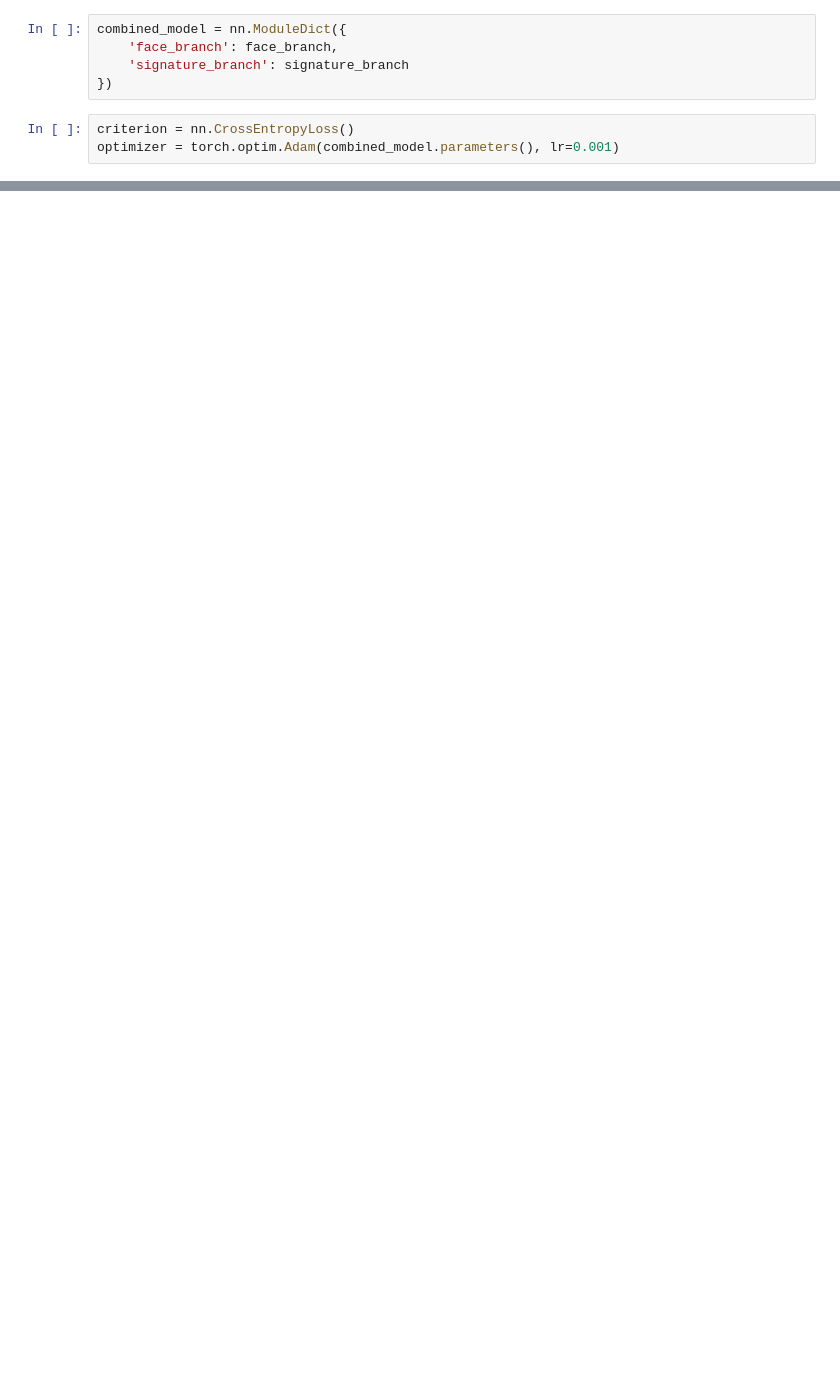
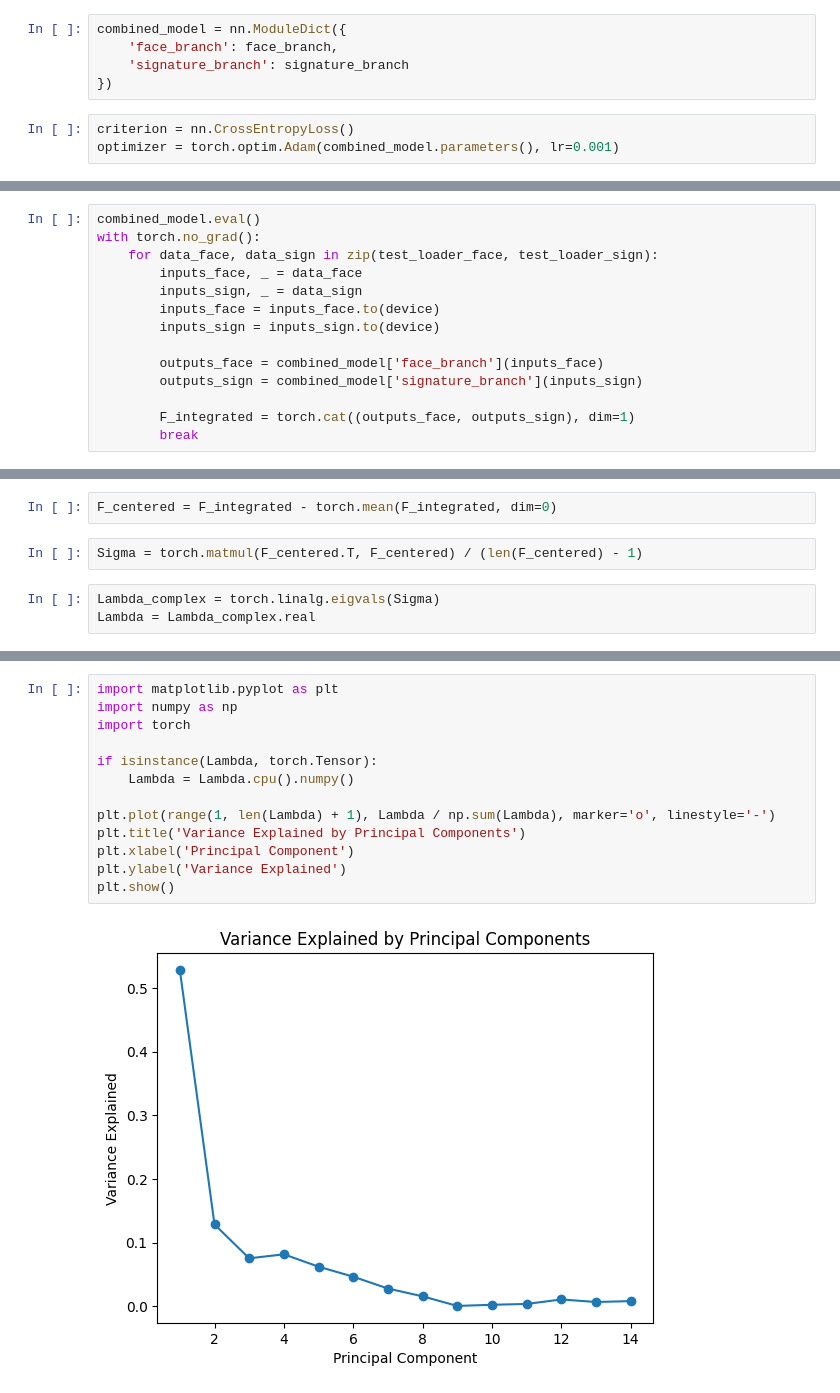
Before and after one commit to dr1810/MultimodalAI, a Jupyter notebook: MultiModalEncryption.ipynb, the cells around one changed output, grey strips where cells are left out. Cells and saved outputs as stored; diff of their text form; blank space fills up the shorter version.

```diff
--- a/MultiModalEncryption.ipynb
+++ b/MultiModalEncryption.ipynb
@@ -482,0 +112,14 @@ Estimated Total Size (MB): 83.55
+# %%
+combined_model.eval()
+with torch.no_grad():
+    for data_face, data_sign in zip(test_loader_face, test_loader_sign):
+        inputs_face, _ = data_face
+        inputs_sign, _ = data_sign
+        inputs_face = inputs_face.to(device)
+        inputs_sign = inputs_sign.to(device)
+
+        outputs_face = combined_model['face_branch'](inputs_face)
+        outputs_sign = combined_model['signature_branch'](inputs_sign)
+
+        F_integrated = torch.cat((outputs_face, outputs_sign), dim=1)
+        break
@@ -482,0 +147,7 @@ Estimated Total Size (MB): 83.55
+# %%
+F_centered = F_integrated - torch.mean(F_integrated, dim=0)
+# %%
+Sigma = torch.matmul(F_centered.T, F_centered) / (len(F_centered) - 1)
+# %%
+Lambda_complex = torch.linalg.eigvals(Sigma)
+Lambda = Lambda_complex.real
@@ -482,0 +264,15 @@ Estimated Total Size (MB): 83.55
+# %%
+import matplotlib.pyplot as plt
+import numpy as np
+import torch
+
+if isinstance(Lambda, torch.Tensor):
+    Lambda = Lambda.cpu().numpy()
+
+plt.plot(range(1, len(Lambda) + 1), Lambda / np.sum(Lambda), marker='o', linestyle='-')
+plt.title('Variance Explained by Principal Components')
+plt.xlabel('Principal Component')
+plt.ylabel('Variance Explained')
+plt.show()
+# %% [output]
+[figure, added]
```
Also changed, not shown: parts of 105 cells of this notebook.
